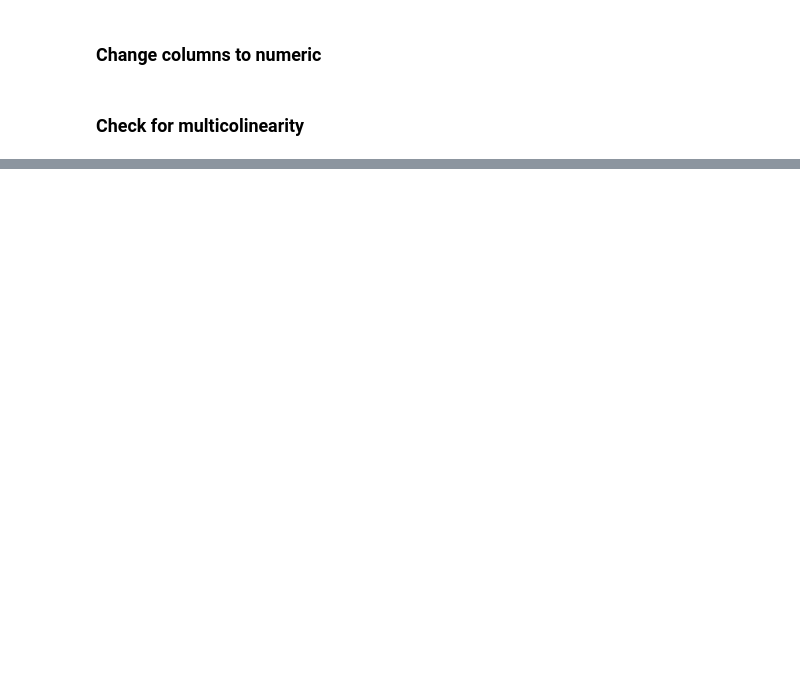
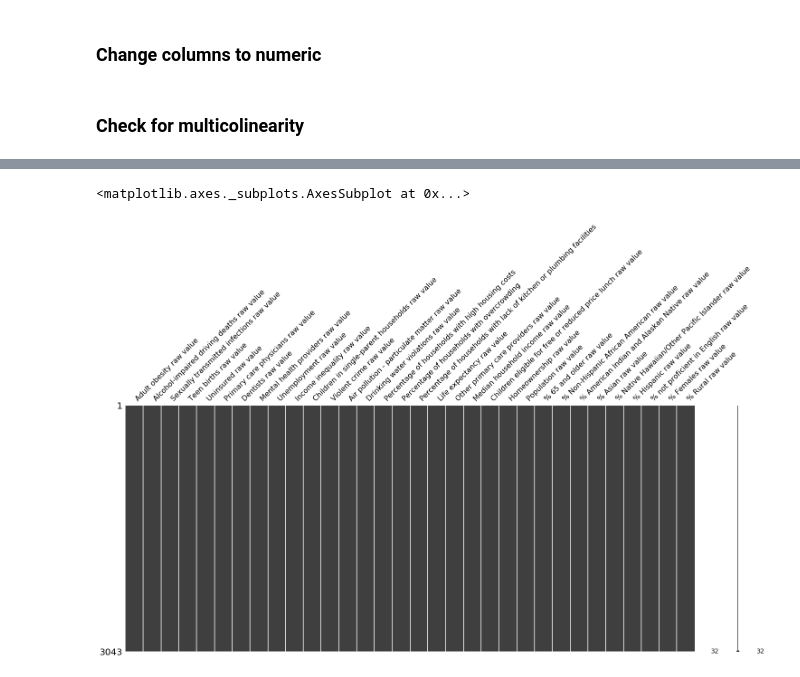
Before and after one commit to Mcllstr/modeling-community-hs-grad-rates, a Jupyter notebook: eda_joe.ipynb, the cells around one changed output, grey strips where cells are left out. Cells and saved outputs as stored; diff of their text form; code cells hidden in the pictures; blank space fills up the shorter version.

```diff
--- a/eda_joe.ipynb
+++ b/eda_joe.ipynb
@@ -205,0 +286,9 @@ pd.DataFrame(temps)
+# %%
+for col in features.columns:
+    a = features[col].mean()
+    features[col].fillna(a, inplace=True)
+# %%
+msno.matrix(features)
+# %% [output]
+<matplotlib.axes._subplots.AxesSubplot at 0x...>
+[figure, added]
```
Also changed, not shown: parts of 17 cells of this notebook.
